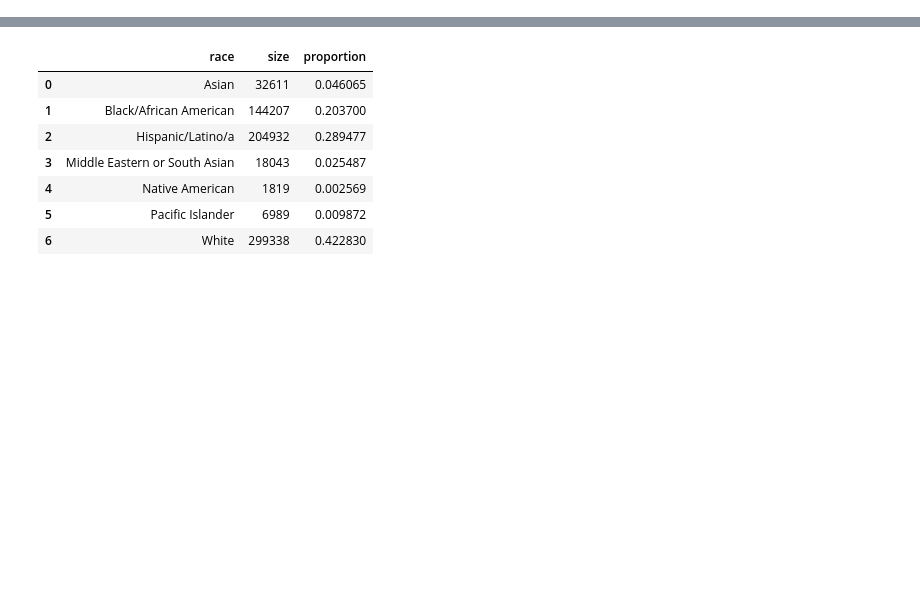
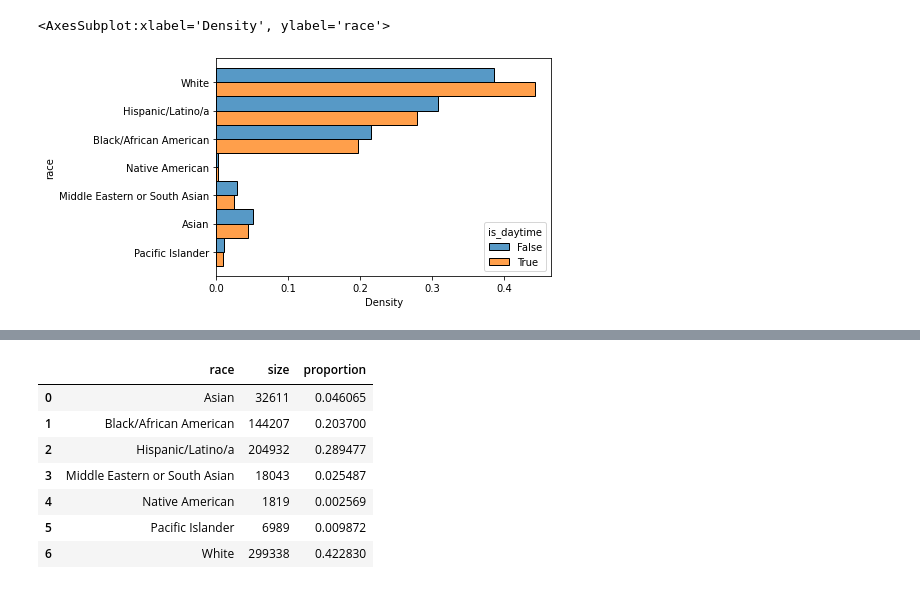
Before and after one commit to FleischerResearchLab/CRJA-analysis, a Jupyter notebook: src/RIPA_Organization.ipynb, the cells around one changed output, grey strips where cells are left out. Saved outputs shown, nothing was run; the diff lists cells and outputs as text; code cells hidden in the pictures; blank space fills up the shorter version.

```diff
--- a/src/RIPA_Organization.ipynb
+++ b/src/RIPA_Organization.ipynb
@@ -66,0 +205,6 @@ msno.bar(result_df)
+# %%
+import seaborn as sns
+sns.histplot(data=result_df, y='race', hue='is_daytime', stat='density', multiple='dodge', common_norm=False)
+# %% [output]
+<AxesSubplot:xlabel='Density', ylabel='race'>
+[figure, added]
```
Also changed, not shown: parts of 37 cells of this notebook.
